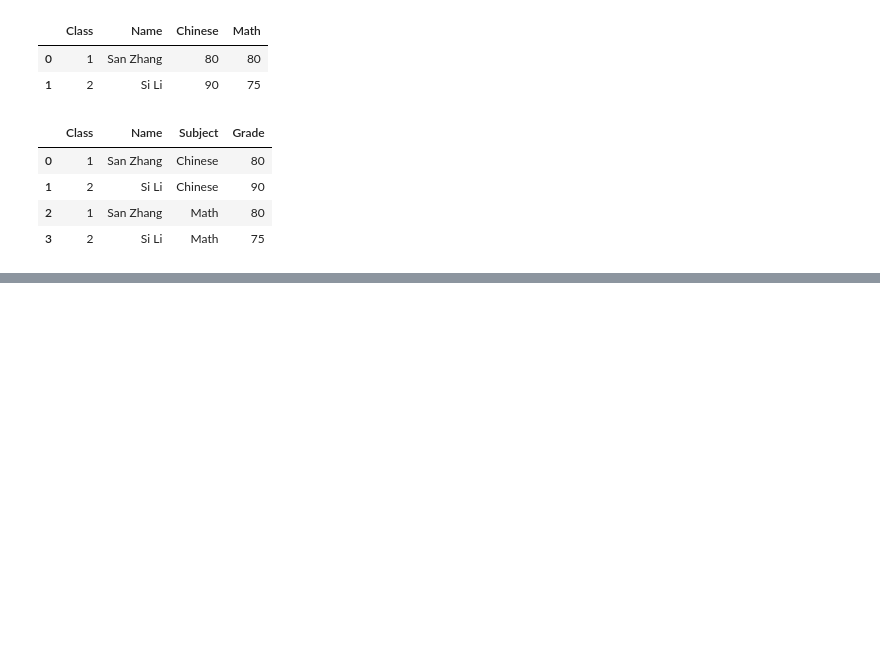
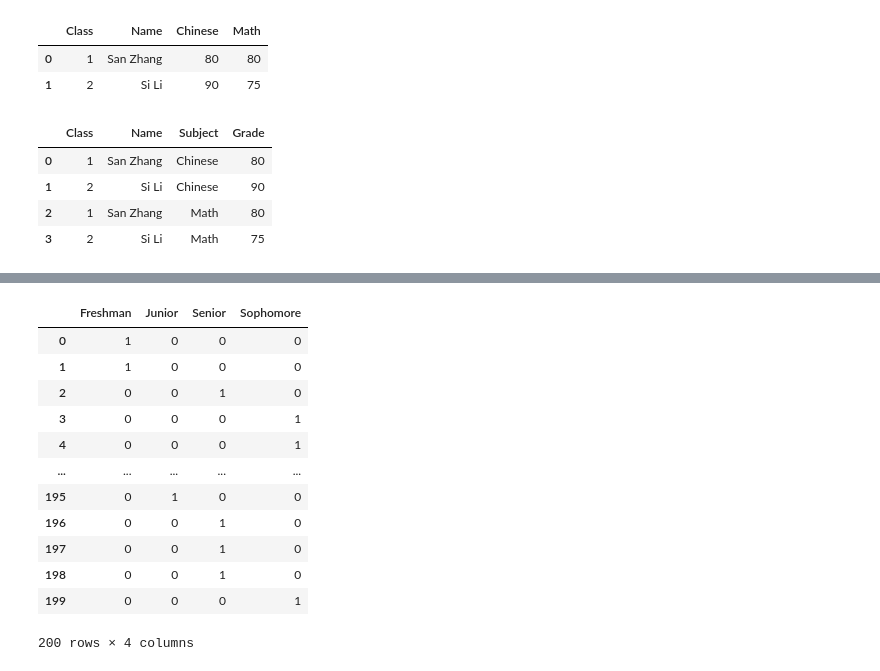
Before and after one commit to cgl-cgl/programming-learning, a Jupyter notebook: pandas/chap5.ipynb, the cells around one changed output, grey strips where cells are left out. Saved outputs shown, nothing was run; the diff lists cells and outputs as text; code cells hidden in the pictures; blank space fills up the shorter version.

```diff
--- a/pandas/chap5.ipynb
+++ b/pandas/chap5.ipynb
@@ -131,0 +268,3 @@ df_melted
+# %%
+df = pd.read_csv('./data/learn_pandas.csv')
+pd.crosstab(index = df.School, columns = df.Transfer)
@@ -131,0 +301,16 @@ df_melted
+# %%
+pd.get_dummies(df.Grade)
+# %% [output]
+|  | Freshman | Junior | Senior | Sophomore |
+| 0 | 1 | 0 | 0 | 0 |
+| 1 | 1 | 0 | 0 | 0 |
+| 2 | 0 | 0 | 1 | 0 |
+| 3 | 0 | 0 | 0 | 1 |
+| 4 | 0 | 0 | 0 | 1 |
+| ... | ... | ... | ... | ... |
+| 195 | 0 | 1 | 0 | 0 |
+| 196 | 0 | 0 | 1 | 0 |
+| 197 | 0 | 0 | 1 | 0 |
+| 198 | 0 | 0 | 1 | 0 |
+| 199 | 0 | 0 | 0 | 1 |
+200 rows × 4 columns
```
Also changed, not shown: parts of 16 cells of this notebook.
